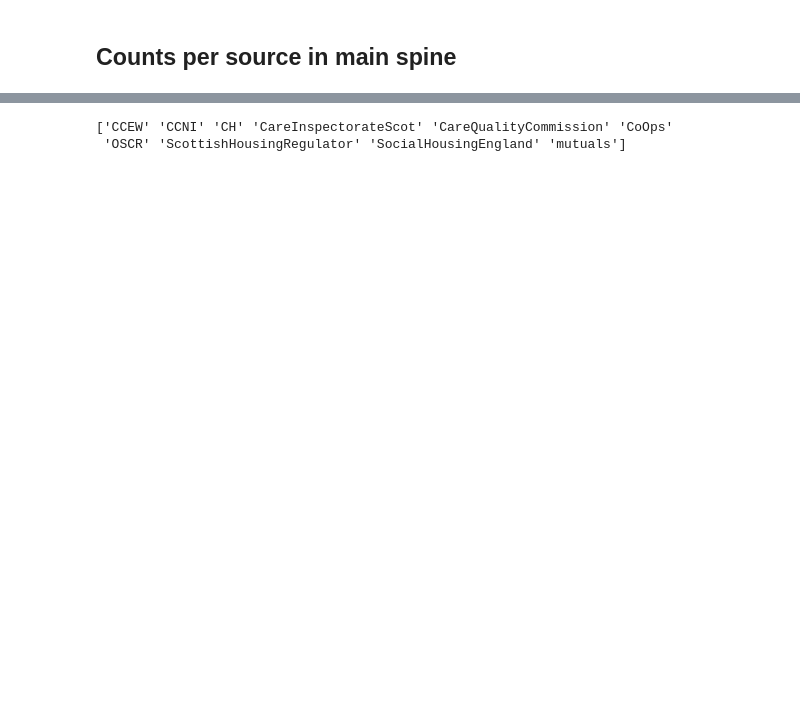
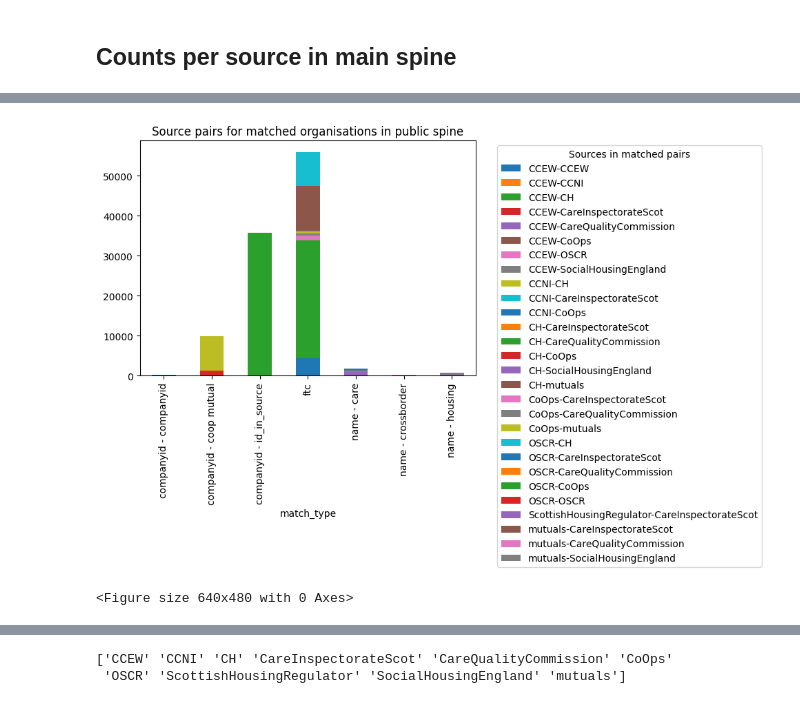
Before and after one commit to uk-third-sector-database/tso-database-builder, a Jupyter notebook: visualise/stats_and_visuals.ipynb, the cells around one changed output, grey strips where cells are left out. Saved outputs shown, nothing was run; the diff lists cells and outputs as text; code cells hidden in the pictures; blank space fills up the shorter version.

```diff
--- a/visualise/stats_and_visuals.ipynb
+++ b/visualise/stats_and_visuals.ipynb
@@ -47,3 +116,22 @@ Text(0.5, 1.0, 'Match types found for public spine')
+# %%
+matches_df['source-source'] = matches_df.apply(lambda row: '%s-%s'%(row['orgA_source'],row['orgB_source']), axis=1)
+match_types = matches_df.groupby('match_type')['source-source'].value_counts(dropna=False)
+match_types = match_types.rename(index={np.nan: 'NaN'})
+
+# Convert Series to DataFrame for plotting
+match_types = match_types.unstack().fillna(0)
+
+# Plot the data
+match_types.plot(kind='bar', stacked=True, figsize=(10, 6))
+pyplot.title('Source pairs for matched organisations in public spine')
+pyplot.legend(title='Sources in matched pairs', bbox_to_anchor=(1.05, 1), loc='upper left')
+
+pyplot.tight_layout()
+pyplot.show()
+pyplot.savefig('%s.match_source_pairs.types.png'%basefilename)
+# %% [output]
+[figure, added]
+<Figure size 640x480 with 0 Axes>
 # %%
 def plot_upset_matches(infile):
      #print(type(source_list))
```
Also changed, not shown: parts of 16 cells of this notebook, 22 other files.
